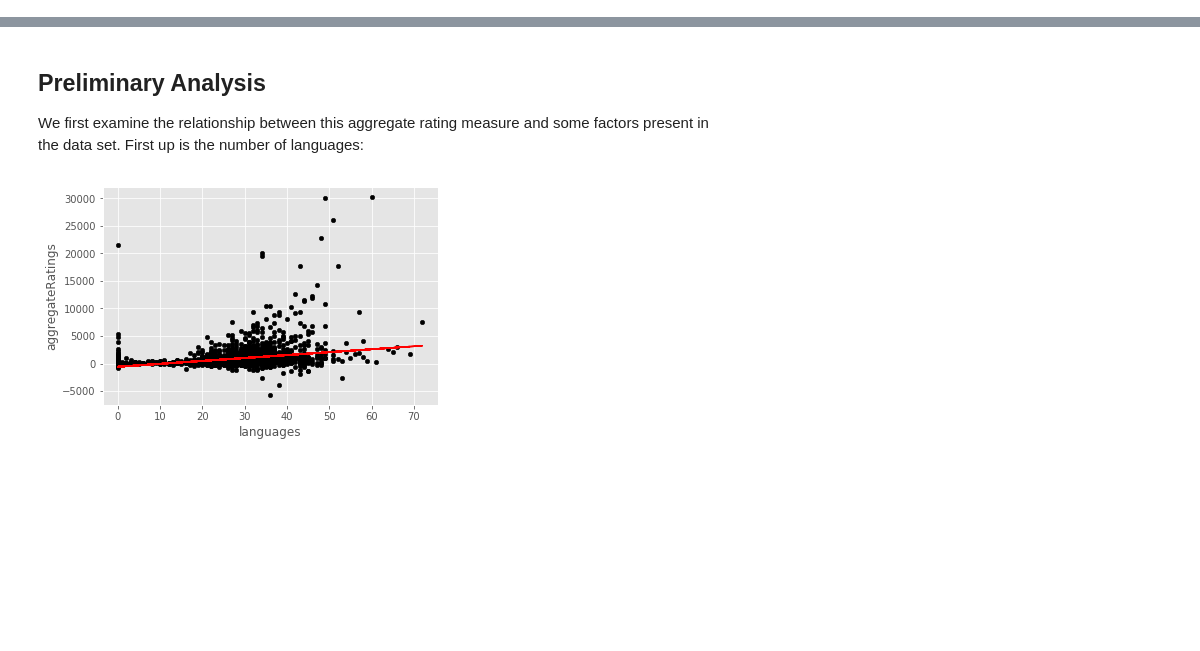
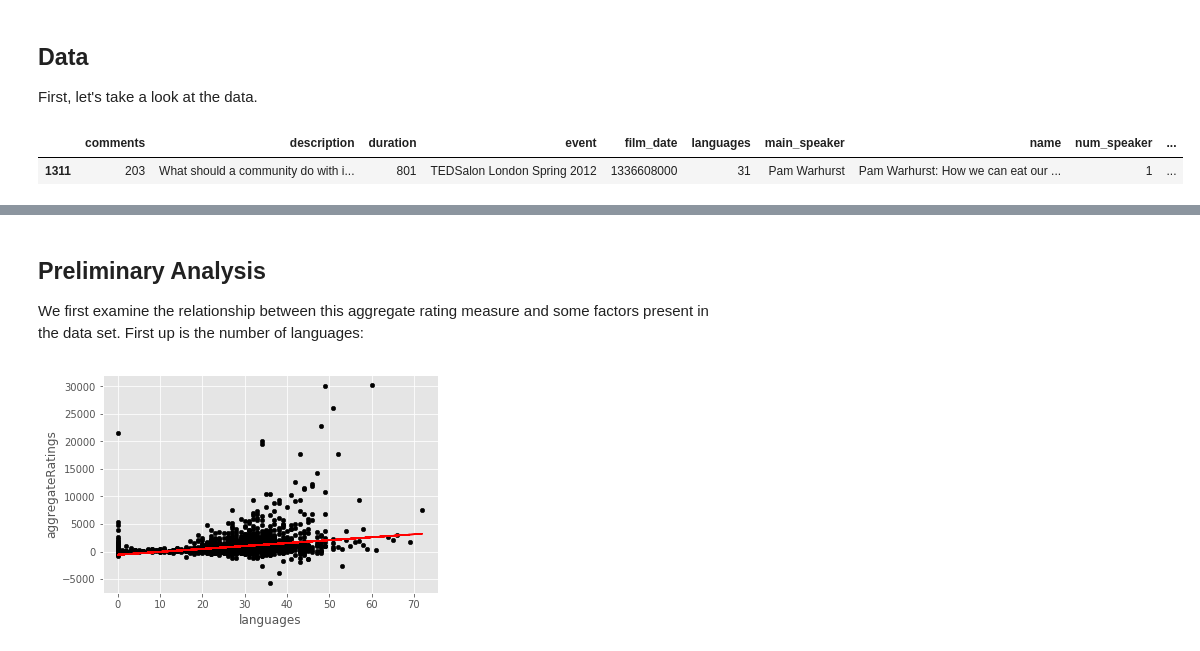
Before and after one commit to lpang36/TEDTalks, a Jupyter notebook: TED_Talks_Kaggle.ipynb, the cells around one changed output, grey strips where cells are left out. Drawn from its saved outputs; the diff is of its cells as text; code cells hidden in the pictures; blank space fills up the shorter version.

```diff
--- a/TED_Talks_Kaggle.ipynb
+++ b/TED_Talks_Kaggle.ipynb
@@ -38,3 +37,12 @@ Using TensorFlow backend.
+# %% [markdown]
+## Data ##
+
+First, let's take a look at the data.
+# %%
+df.sample()
+# %% [output]
+|  | comments | description | duration | event | film_date | languages | main_speaker | name | num_speaker | ... |
+| 1311 | 203 | What should a community do with i... | 801 | TEDSalon London Spring 2012 | 1336608000 | 31 | Pam Warhurst | Pam Warhurst: How we can eat our ... | 1 | ... |
 # %% [markdown]
 ## Measuring Ratings ##
 
```
Also changed, not shown: parts of 16 cells of this notebook.
